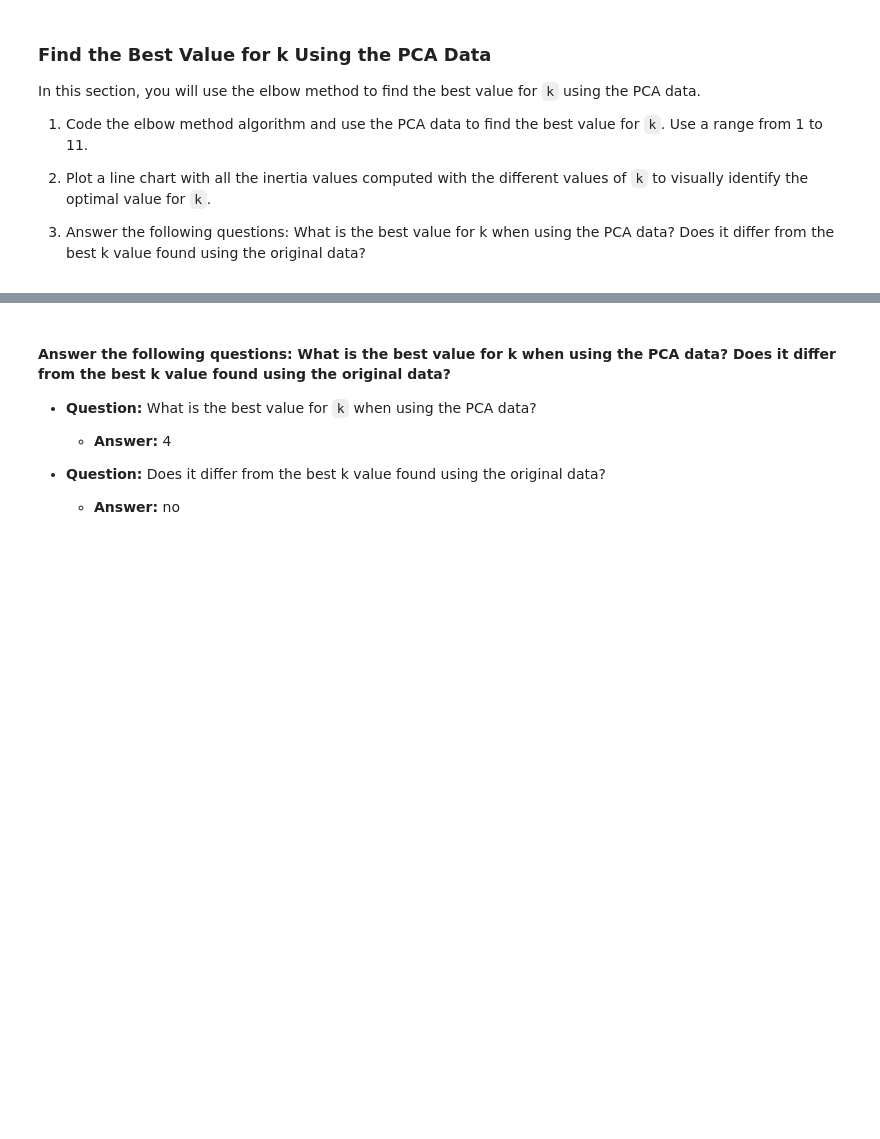
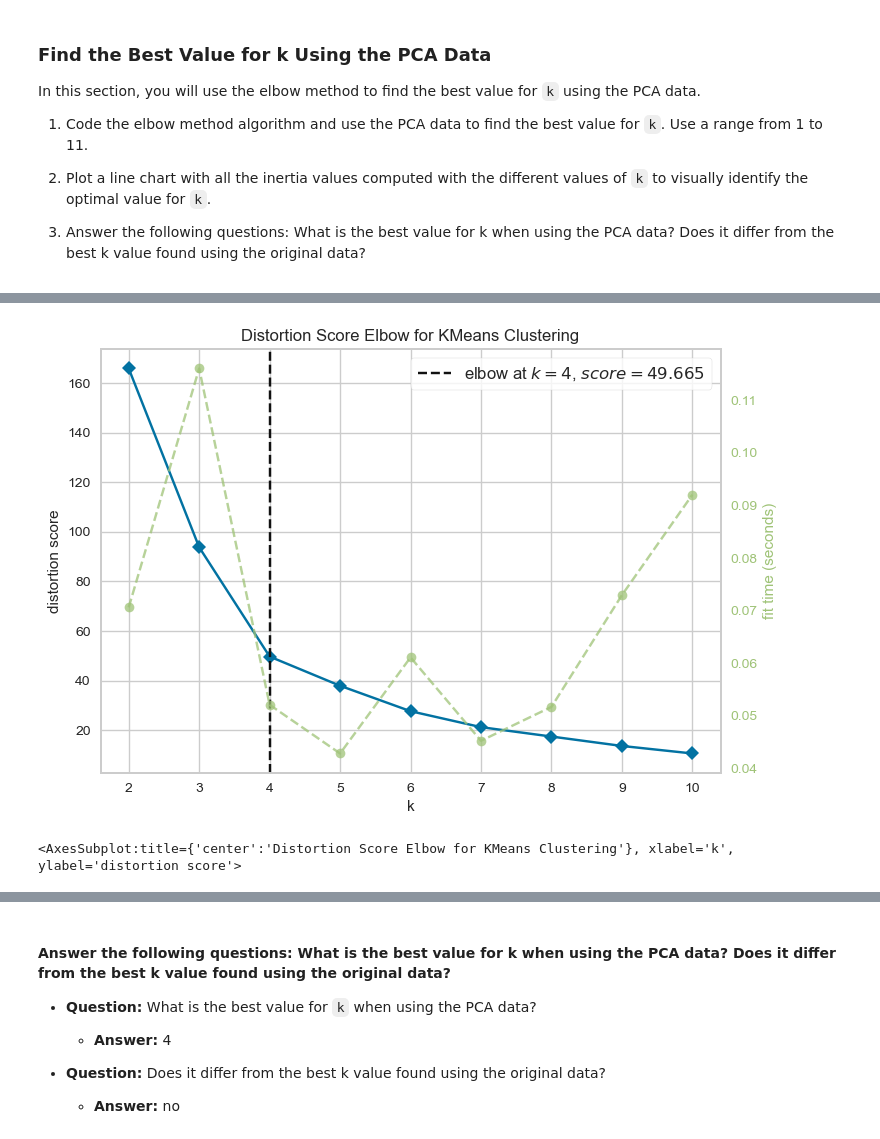
Before and after one commit to willco-1/Machine-Learning-Crypto, a Jupyter notebook: crypto_investments.ipynb, the cells around one changed output, grey strips where cells are left out. Drawn from its saved outputs; the diff is of its cells as text; code cells hidden in the pictures; blank space fills up the shorter version.

```diff
--- a/crypto_investments.ipynb
+++ b/crypto_investments.ipynb
@@ -264,12 +280,11 @@ pca = PCA(n_components=3)
 # three principal components.
 # YOUR CODE HERE!
 crypto_pca_data = pca.fit_transform(df_market_data_scaled)
-
+print(crypto_pca_data)
 
 # View the first five rows of the DataFrame.
 # YOUR CODE HERE!
-df_Pca_data = pd.DataFrame(crypto_pca_data, columns=["PCA1", 'PCA2', 'PCA3'])
-df_Pca_data["coin_id"] = df_market_data.index
-df_Pca_data = df_Pca_data.set_index('coin_id')
+df_Pca_data = pd.DataFrame(crypto_pca_data, columns=["PCA1", 'PCA2', 'PCA3'], index=df_market_data.index)
+
 df_Pca_data.head()
 # %% [output]
@@ -347,3 +379,11 @@ elbow_pca_df = pd.DataFrame(elbow_data)
 elbow_pca_df.hvplot.line(x='k', y='inertia')
 # %% [output]
 [interactive output not drawn]
+# %%
+
+elb_visualizerPca = KElbowVisualizer(model, k=(2,11))
+elb_visualizerPca.fit(df_Pca_data)
+elb_visualizerPca.show()
+# %% [output]
+[figure, added]
+<AxesSubplot:title={'center':'Distortion Score Elbow for KMeans Clustering'}, xlabel='k', ylabel='distortion score'>
```
Also changed, not shown: parts of 15 cells of this notebook.
